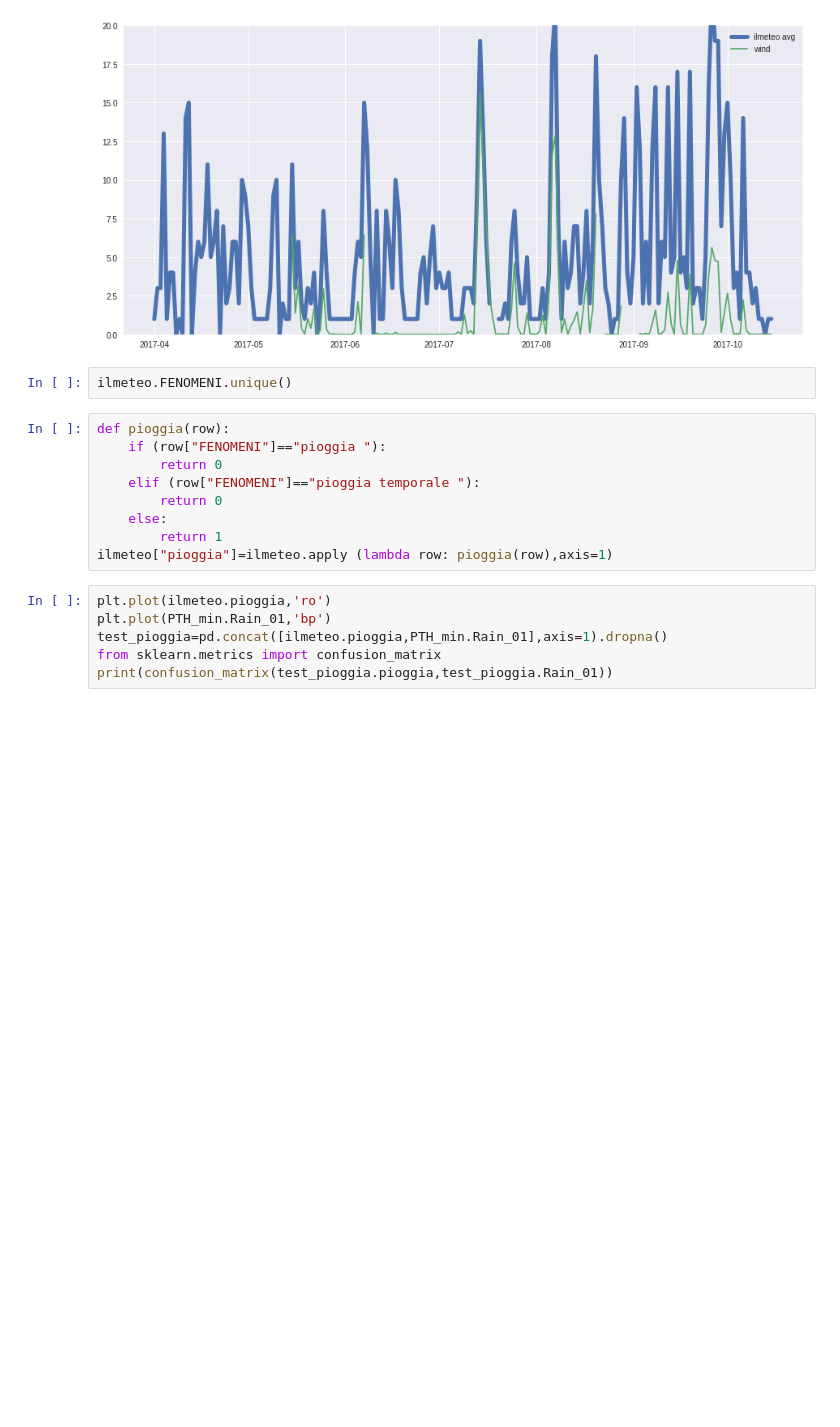
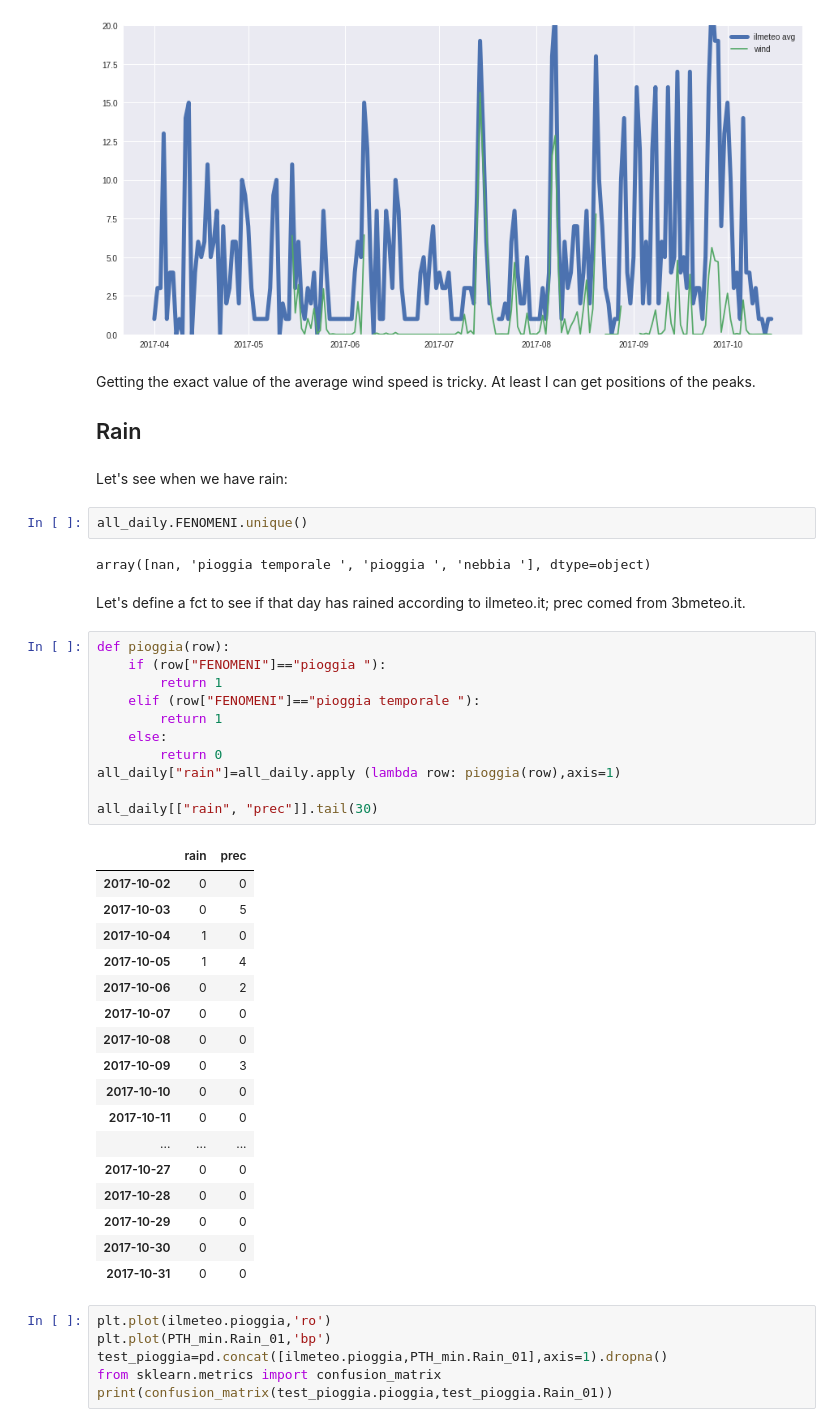
Before and after one commit to baruselli/weather_datalog, a Jupyter notebook: datalog.ipynb, the cells around one changed output. Saved outputs shown, nothing was run; the diff lists cells and outputs as text; blank space fills up the shorter version.

Commit message:
started rain

```diff
--- a/datalog.ipynb
+++ b/datalog.ipynb
@@ -402,17 +402,47 @@ ax.legend()
 # %% [output]
 <matplotlib.legend.Legend at 0x...>
 [figure]
+# %% [markdown]
+Getting the exact value of the average wind speed is tricky. At least I can get positions of the peaks.
+
+## Rain
+# %% [markdown]
+Let's see when we have rain:
 # %%
-ilmeteo.FENOMENI.unique()
+all_daily.FENOMENI.unique()
+# %% [output]
+array([nan, 'pioggia temporale ', 'pioggia ', 'nebbia '], dtype=object)
+# %% [markdown]
+Let's define a fct to see if that day has rained according to ilmeteo.it; prec comed from 3bmeteo.it.
 # %%
 def pioggia(row):
     if (row["FENOMENI"]=="pioggia "):
+        return 1
+    elif (row["FENOMENI"]=="pioggia temporale "):
+        return 1
+    else:
         return 0
-    elif (row["FENOMENI"]=="pioggia temporale "):
-        return 0
-    else:
-        return 1
-ilmeteo["pioggia"]=ilmeteo.apply (lambda row: pioggia(row),axis=1)
+all_daily["rain"]=all_daily.apply (lambda row: pioggia(row),axis=1)
+
+all_daily[["rain", "prec"]].tail(30)
+# %% [output]
+|  | rain | prec |
+| 2017-10-02 | 0 | 0 |
+| 2017-10-03 | 0 | 5 |
+| 2017-10-04 | 1 | 0 |
+| 2017-10-05 | 1 | 4 |
+| 2017-10-06 | 0 | 2 |
+| 2017-10-07 | 0 | 0 |
+| 2017-10-08 | 0 | 0 |
+| 2017-10-09 | 0 | 3 |
+| 2017-10-10 | 0 | 0 |
+| 2017-10-11 | 0 | 0 |
+| ... | ... | ... |
+| 2017-10-27 | 0 | 0 |
+| 2017-10-28 | 0 | 0 |
+| 2017-10-29 | 0 | 0 |
+| 2017-10-30 | 0 | 0 |
+| 2017-10-31 | 0 | 0 |
 # %%
 plt.plot(ilmeteo.pioggia,'ro')
 plt.plot(PTH_min.Rain_01,'bp')
```
Also changed, not shown: parts of 1 cell of this notebook.
